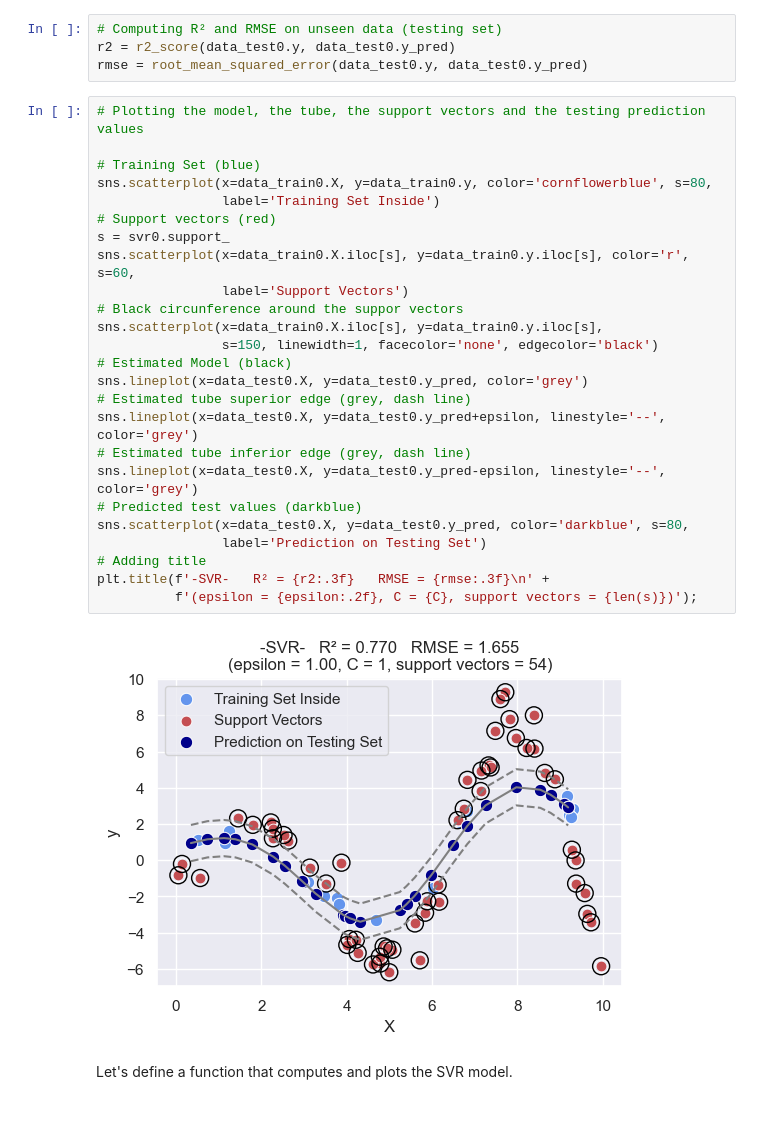
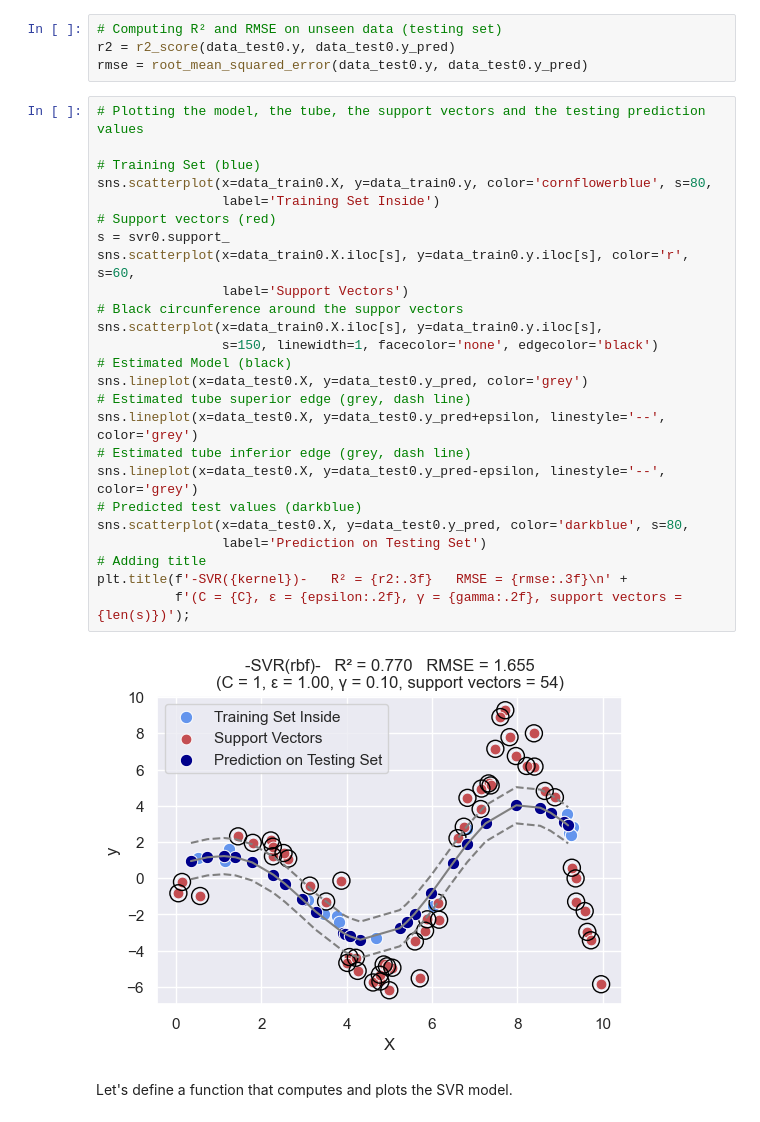
Before and after one commit to Goliath-Research/Machine-Learning, a Jupyter notebook: Regression/5-SVR.ipynb, the cells around one changed output. Saved outputs shown, nothing was run; the diff lists cells and outputs as text.

```diff
--- a/Regression/5-SVR.ipynb
+++ b/Regression/5-SVR.ipynb
@@ -216,30 +216,30 @@ rmse = root_mean_squared_error(data_test0.y, data_test0.y_pred)
 # %%
 # Plotting the model, the tube, the support vectors and the testing prediction values
 
 # Training Set (blue)
 sns.scatterplot(x=data_train0.X, y=data_train0.y, color='cornflowerblue', s=80,
                 label='Training Set Inside')
 # Support vectors (red)
 s = svr0.support_
 sns.scatterplot(x=data_train0.X.iloc[s], y=data_train0.y.iloc[s], color='r', s=60,
                 label='Support Vectors')
 # Black circunference around the suppor vectors
 sns.scatterplot(x=data_train0.X.iloc[s], y=data_train0.y.iloc[s],
                 s=150, linewidth=1, facecolor='none', edgecolor='black')
 # Estimated Model (black)
 sns.lineplot(x=data_test0.X, y=data_test0.y_pred, color='grey')
 # Estimated tube superior edge (grey, dash line)
 sns.lineplot(x=data_test0.X, y=data_test0.y_pred+epsilon, linestyle='--', color='grey')
 # Estimated tube inferior edge (grey, dash line)
 sns.lineplot(x=data_test0.X, y=data_test0.y_pred-epsilon, linestyle='--', color='grey')
 # Predicted test values (darkblue)
 sns.scatterplot(x=data_test0.X, y=data_test0.y_pred, color='darkblue', s=80,
                 label='Prediction on Testing Set')
 # Adding title
-plt.title(f'-SVR-   R² = {r2:.3f}   RMSE = {rmse:.3f}\n' +
-          f'(epsilon = {epsilon:.2f}, C = {C}, support vectors = {len(s)})');
+plt.title(f'-SVR({kernel})-   R² = {r2:.3f}   RMSE = {rmse:.3f}\n' +
+          f'(C = {C}, ε = {epsilon:.2f}, γ = {gamma:.2f}, support vectors = {len(s)})');
 # %% [output]
-[figure, old version]
+[figure, new version]
 # %% [markdown]
 Let's define a function that computes and plots the SVR model.
 # %%
```
Also changed, not shown: parts of 48 cells of this notebook.
